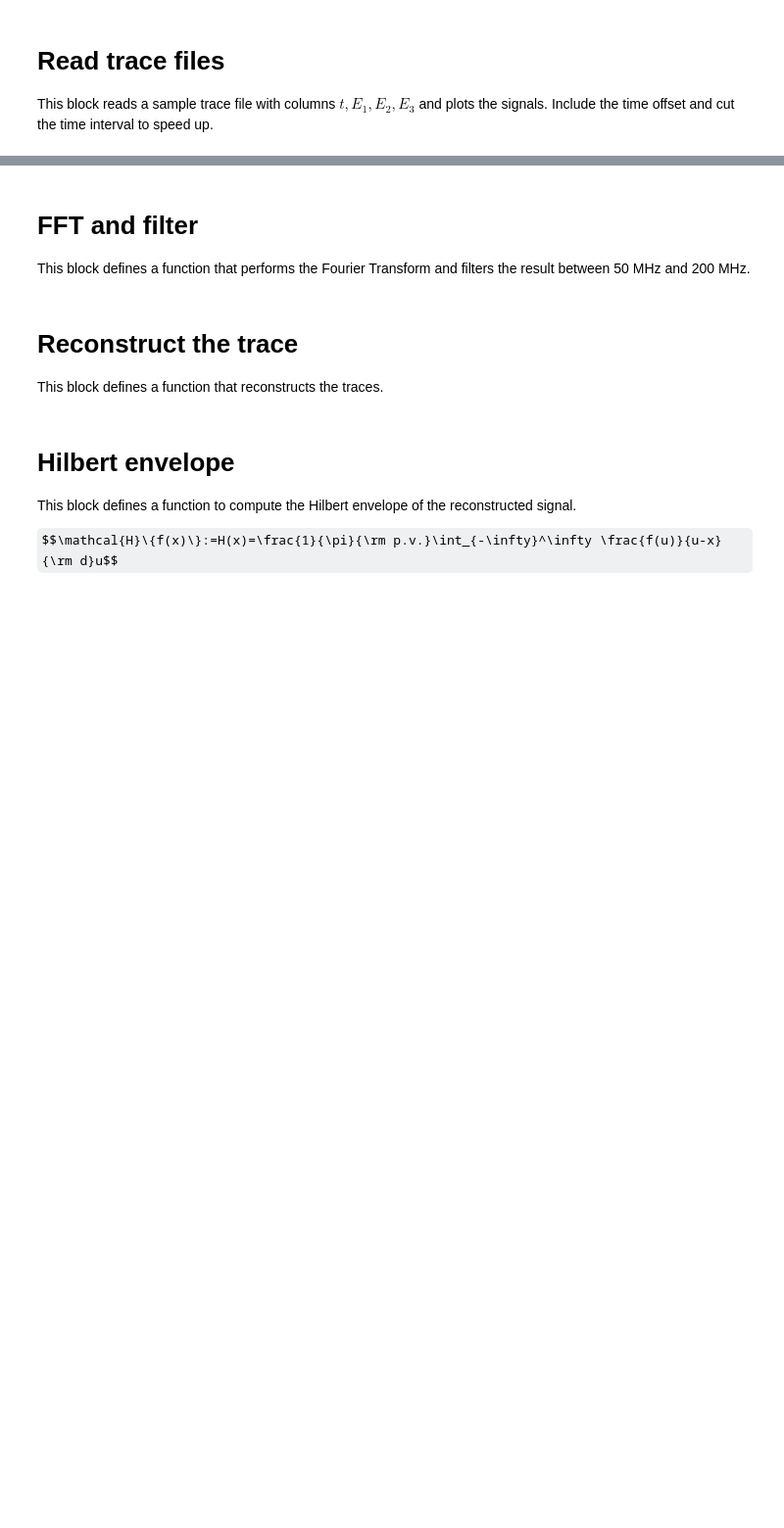
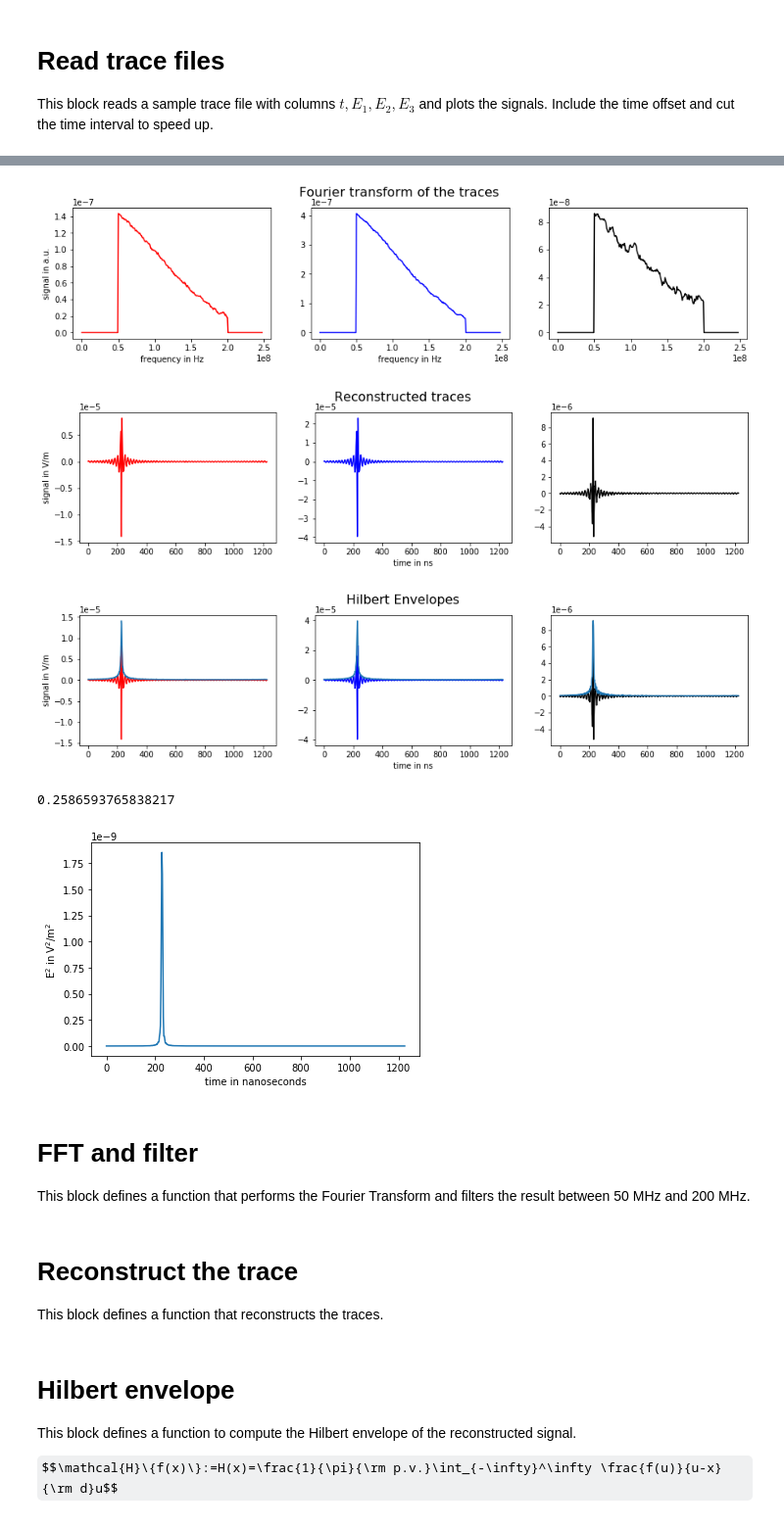
Before and after one commit to grand-mother/grand-energy-rec, a Jupyter notebook: EnergyFluence_Coreas_Class.ipynb, the cells around one changed output, grey strips where cells are left out. Shown at 98% size. Drawn from its saved outputs; the diff is of its cells as text; code cells hidden in the pictures; some formulas as TeX source; blank space fills up the shorter version.

```diff
--- a/EnergyFluence_Coreas_Class.ipynb
+++ b/EnergyFluence_Coreas_Class.ipynb
@@ -57,3 +67,13 @@ rec1.antenna.offset_and_cut()
+# %%
+rec1.process_antenna(70)
+print(rec1.antenna.fluence)
+rec1.GRANDshower.
+# %% [output]
+[figure, added]
+[figure, added]
+[figure, added]
+0.2586593765838217
+[figure, added]
 # %% [markdown]
 # FFT and filter
 This block defines a function that performs the Fourier Transform and filters the result between 50 MHz and 200 MHz.
```
Also changed, not shown: parts of 7 cells of this notebook, 1 other file.
